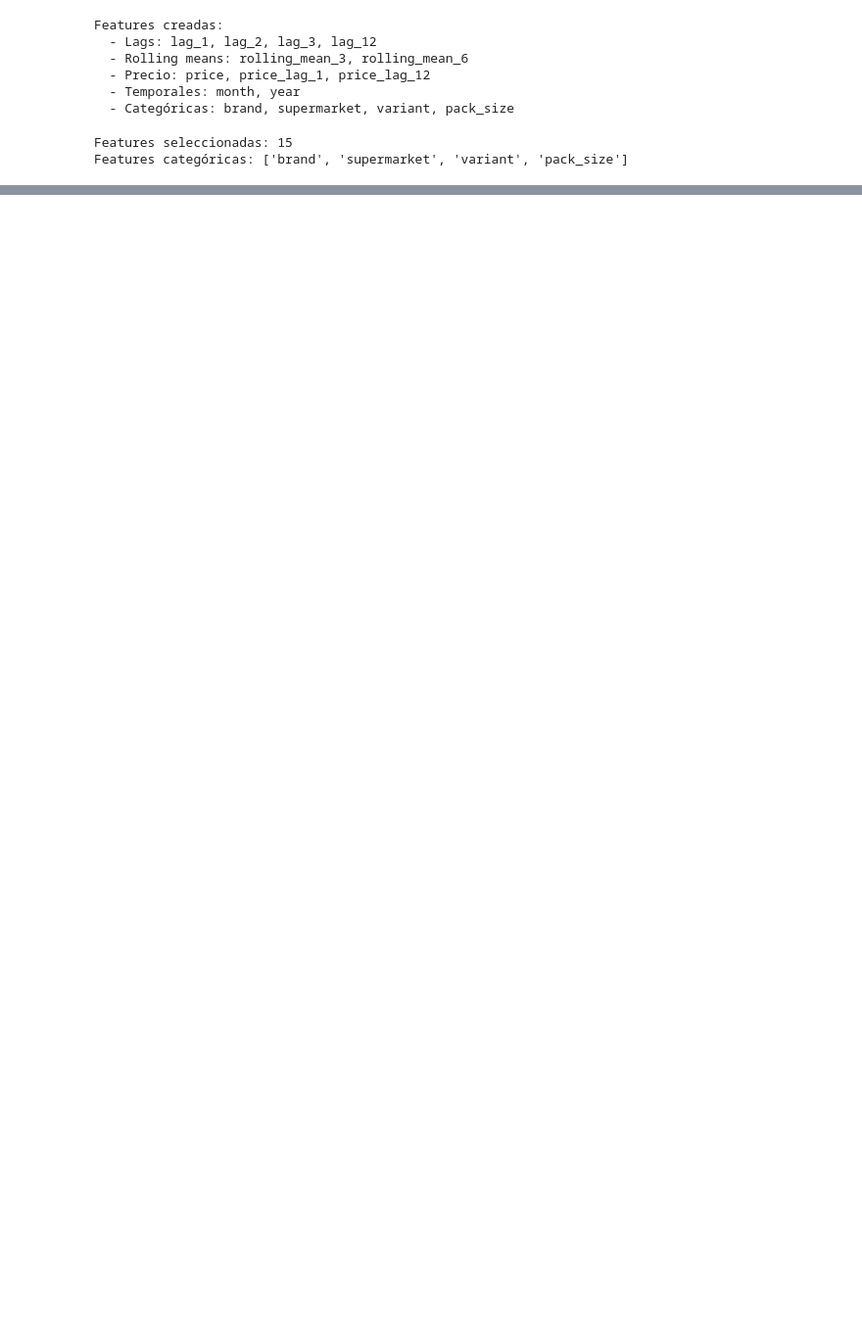
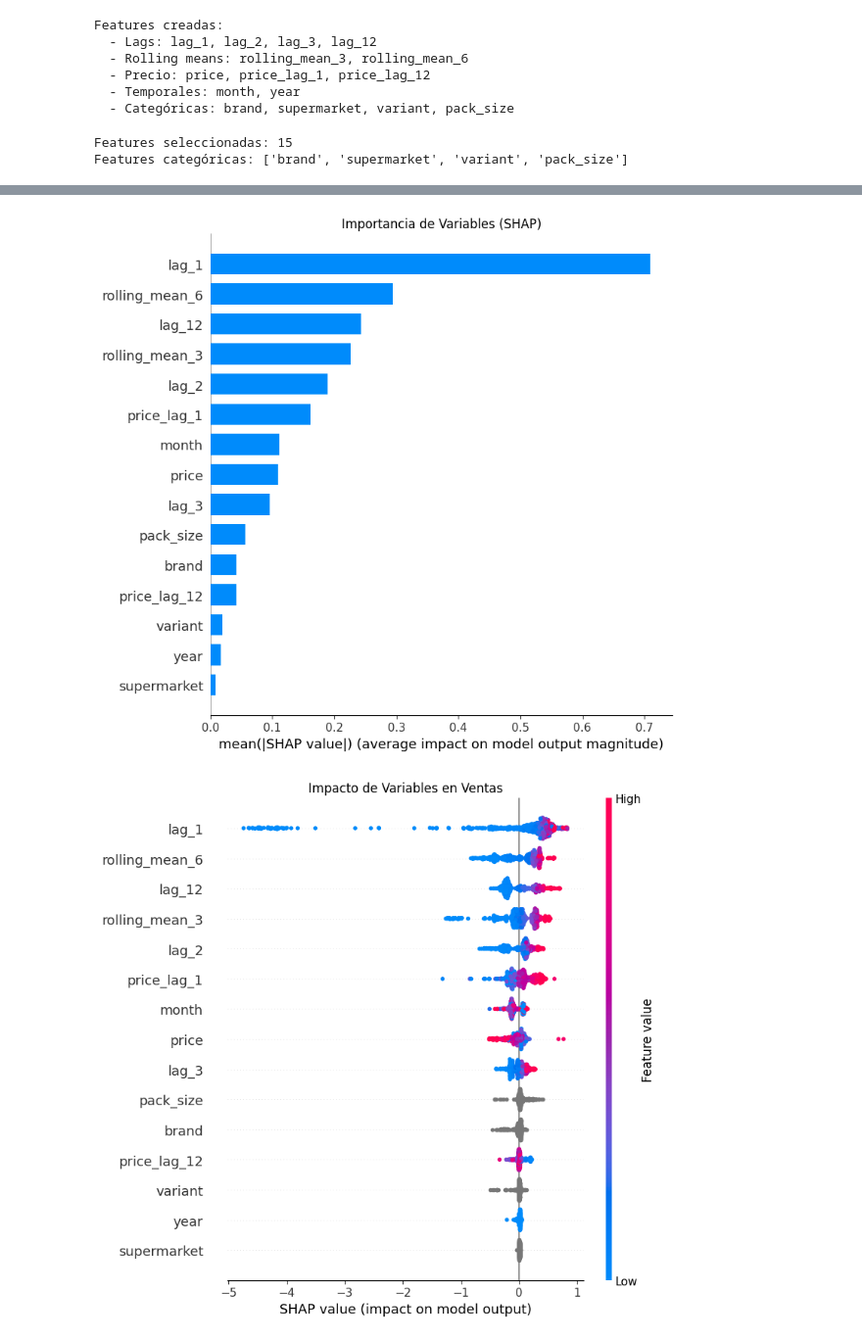
Before and after one commit to oscarjibou/BT-DataAnalysis, a Jupyter notebook: new_models/catBoostRegressor.ipynb, the cells around one changed output, grey strips where cells are left out. Shown at 98% size. Saved outputs shown, nothing was run; the diff lists cells and outputs as text; code cells hidden in the pictures; blank space fills up the shorter version.

Commit message:
empezando a meter modulo de shap en catboost. Pero me falta revisar entero el archivo para ver como funciona

```diff
--- a/new_models/catBoostRegressor.ipynb
+++ b/new_models/catBoostRegressor.ipynb
@@ -284,0 +296,36 @@ WAPE: 25.6861%
+# %%
+# Crear explainer usando TreeExplainer (optimizado para CatBoost)
+explainer = shap.TreeExplainer(model)
+
+# Calcular SHAP values para el conjunto de test
+shap_values = explainer.shap_values(X_test)
+# %%
+import matplotlib.pyplot as plt
+
+# --- GRÁFICO 1: Importancia global de variables (Bar Plot) ---
+plt.figure(figsize=(10, 8))
+shap.summary_plot(shap_values, X_test, plot_type="bar", show=False)
+plt.title("Importancia de Variables (SHAP)")
+plt.tight_layout()
+plt.show()
+
+# --- GRÁFICO 2: Beeswarm - Cómo afecta cada variable ---
+plt.figure(figsize=(12, 8))
+shap.summary_plot(shap_values, X_test, show=False)
+plt.title("Impacto de Variables en Ventas")
+plt.tight_layout()
+plt.show()
+
+# --- GRÁFICO 3: Dependence Plot para precio ---
+shap.dependence_plot("price", shap_values, X_test)
+
+# --- GRÁFICO 4: Waterfall para una predicción individual ---
+shap.plots.waterfall(shap.Explanation(
+    values=shap_values[0],
+    base_values=explainer.expected_value,
+    data=X_test.iloc[0],
+    feature_names=X_test.columns.tolist()
+))
+# %% [output]
+[figure, added]
+[figure, added]
```
Also changed, not shown: parts of 14 cells of this notebook.
